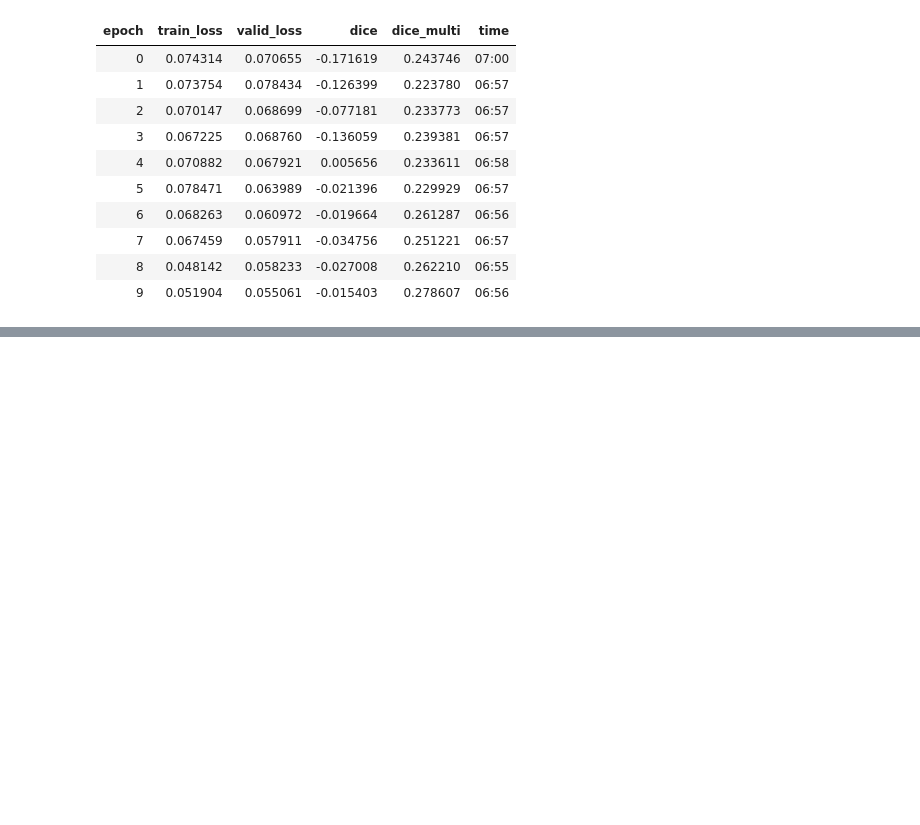
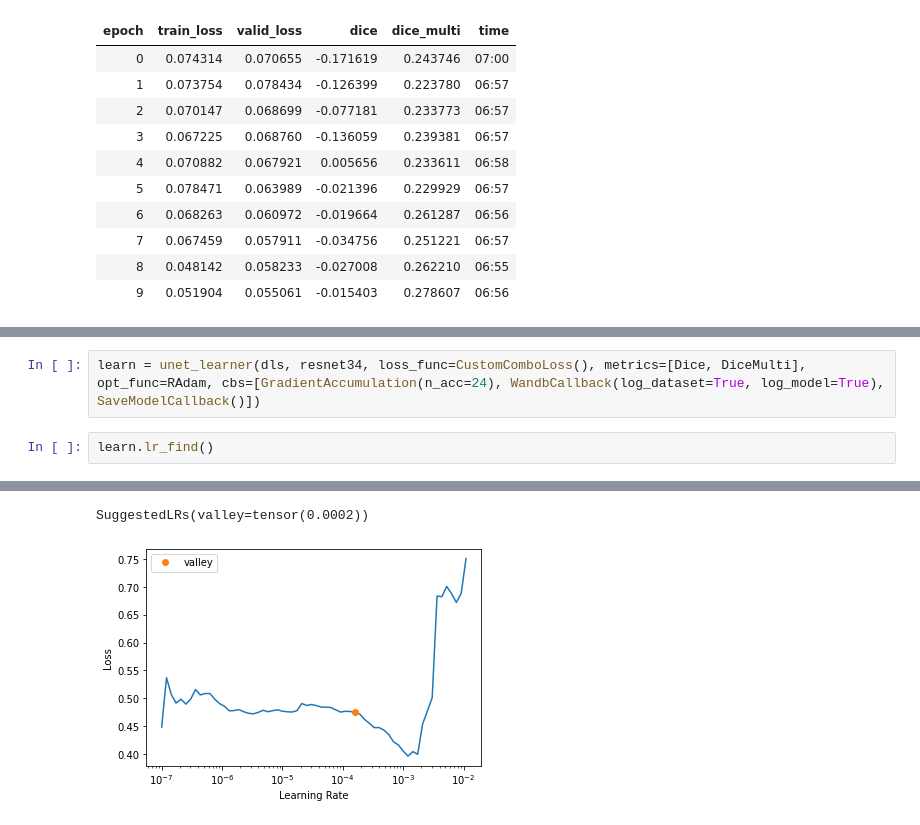
Before and after one commit to bilalcodehub/severstal-steel-defects-detection, a Jupyter notebook: 04_FullTrainingPipeline.ipynb, the cells around one changed output, grey strips where cells are left out. Drawn from its saved outputs; the diff is of its cells as text; blank space fills up the shorter version.

Commit message:
Gradient accumulation and Wandb callbacks added

```diff
--- a/04_FullTrainingPipeline.ipynb
+++ b/04_FullTrainingPipeline.ipynb
@@ -302,0 +336,5 @@ learn.fine_tune(10, base_lr=1e-2)
+# %%
+learn = unet_learner(dls, resnet34, loss_func=CustomComboLoss(), metrics=[Dice, DiceMulti], opt_func=RAdam, cbs=[GradientAccumulation(n_acc=24), WandbCallback(log_dataset=True, log_model=True), SaveModelCallback()])
+# %%
+learn.lr_find()
+# %% [output]
@@ -302,0 +342,2 @@ learn.fine_tune(10, base_lr=1e-2)
+SuggestedLRs(valley=tensor(0.0002))
+[figure, added]
```
Also changed, not shown: parts of 36 cells of this notebook.
